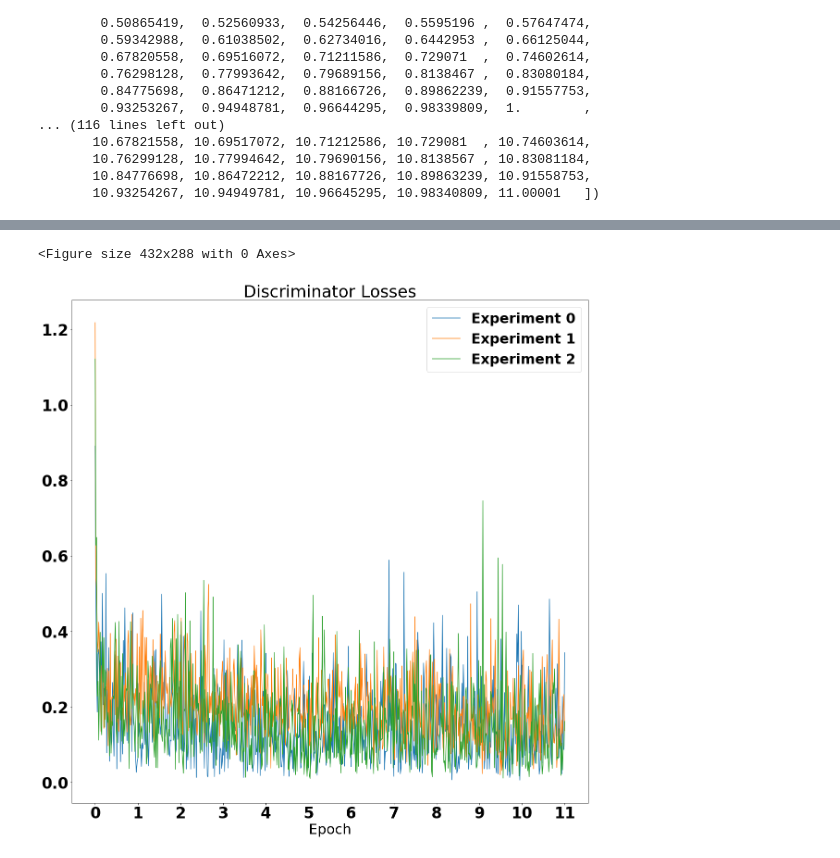
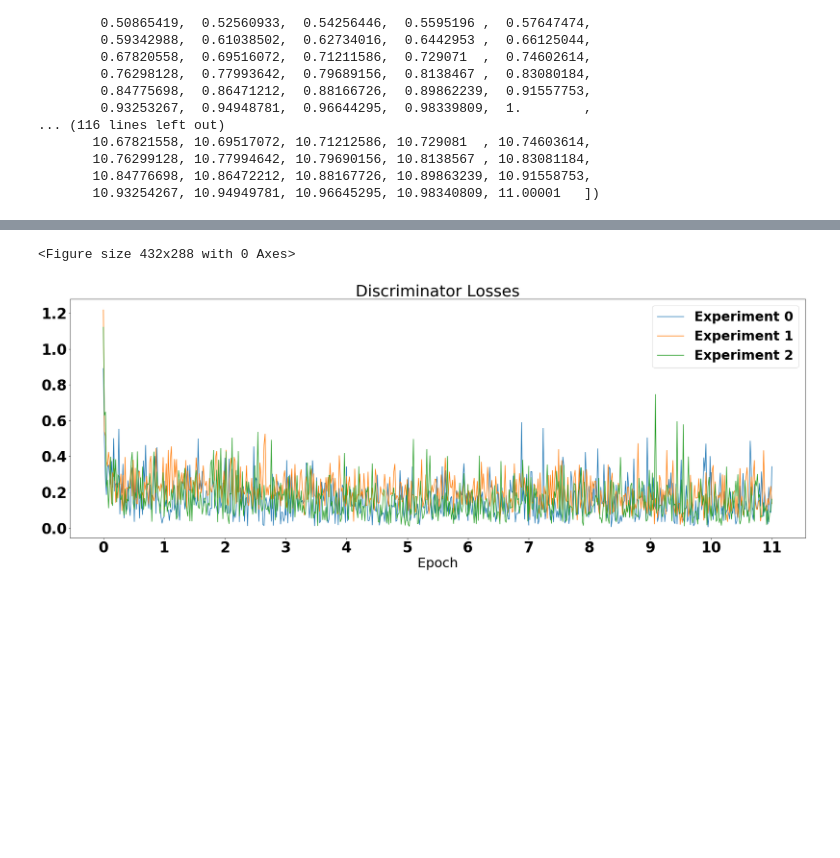
Before and after one commit to ShangqingGu/Style-Transfer-GAN, a Jupyter notebook: Visualize-Stats.ipynb, the cells around one changed output, grey strips where cells are left out. Saved outputs shown, nothing was run; the diff lists cells and outputs as text; code cells hidden in the pictures; blank space fills up the shorter version.

```diff
--- a/Visualize-Stats.ipynb
+++ b/Visualize-Stats.ipynb
@@ -151,17 +151,17 @@ plt.savefig('exp2.png')
 # %%
 plt.figure()
-plt.figure(figsize=(20,20))
+plt.figure(figsize=(30,10))
 plt.plot(test,D_loss_0, label="Experiment 0")
 plt.plot(test,D_loss_1, label="Experiment 1")
 plt.plot(test,D_loss_2, label="Experiment 2")
 plt.xlabel("Epoch")
 plt.legend()
 plt.title("Discriminator Losses")
 #plt.ylim([0,6])
 plt.xticks([x for x in range(12)])
 plt.savefig('d_loss.png')
 # %% [output]
 <Figure size 432x288 with 0 Axes>
-[figure, old version]
+[figure, new version]
 # %%
 plt.figure()
```
Also changed, not shown: parts of 7 cells of this notebook, 8 other files.
